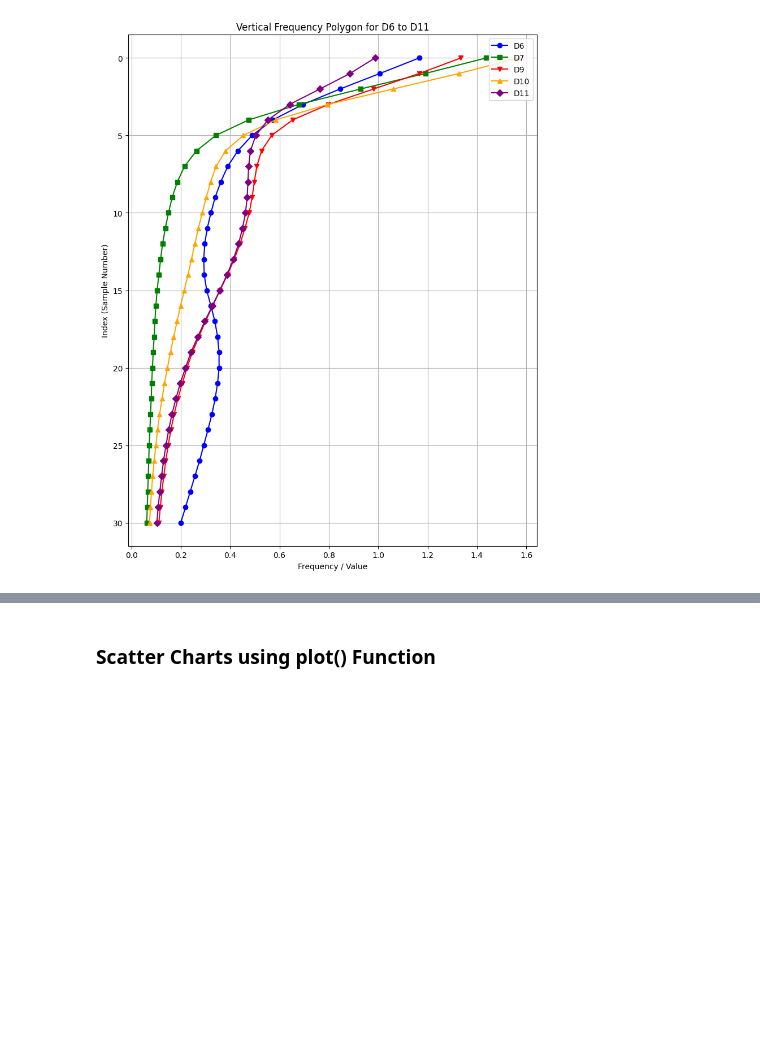
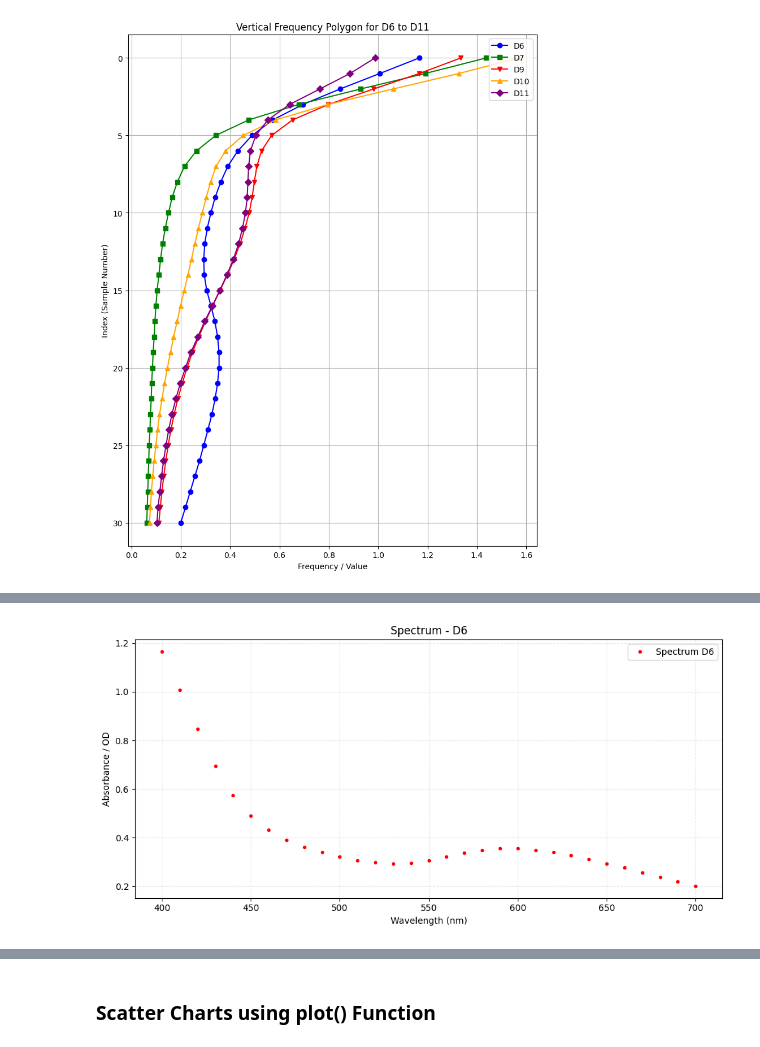
Before and after one commit to swetaverse/jupyter-lab, a Jupyter notebook: chapter3-plotting-with-pyplot /pyplot.ipynb, the cells around one changed output, grey strips where cells are left out. Cells and saved outputs as stored; diff of their text form; code cells hidden in the pictures; blank space fills up the shorter version.

```diff
--- a/chapter3-plotting-with-pyplot /pyplot.ipynb
+++ b/chapter3-plotting-with-pyplot /pyplot.ipynb
@@ -229,0 +268,25 @@ plt.show()
+# %%
+import matplotlib.pyplot as plt
+import pandas as pd
+import numpy as np
+
+# Sample wavelength range to simulate (adjust as per your real wavelength values)
+wavelengths = np.linspace(400, 700, 31)  # 31 values from 400nm to 700nm
+
+# Sample data for D6 (You can replace with your actual data column)
+D6 = [1.166, 1.007, 0.846, 0.695, 0.573, 0.489, 0.431, 0.39, 0.362, 0.339, 0.322,
+      0.307, 0.297, 0.293, 0.295, 0.305, 0.322, 0.338, 0.349, 0.355, 0.355, 0.349,
+      0.339, 0.326, 0.31, 0.293, 0.276, 0.257, 0.238, 0.219, 0.2]
+
+# Plot
+plt.figure(figsize=(10, 5))
+plt.plot(wavelengths, D6, 'r.', label='Spectrum D6')  # red dots only
+plt.xlabel("Wavelength (nm)")
+plt.ylabel("Absorbance / OD")
+plt.title("Spectrum - D6")
+plt.legend()
+plt.grid(True, linestyle='--', alpha=0.3)
+plt.tight_layout()
+plt.show()
+# %% [output]
+[figure, added]
```
Also changed, not shown: parts of 2 cells of this notebook, 2 other files.
